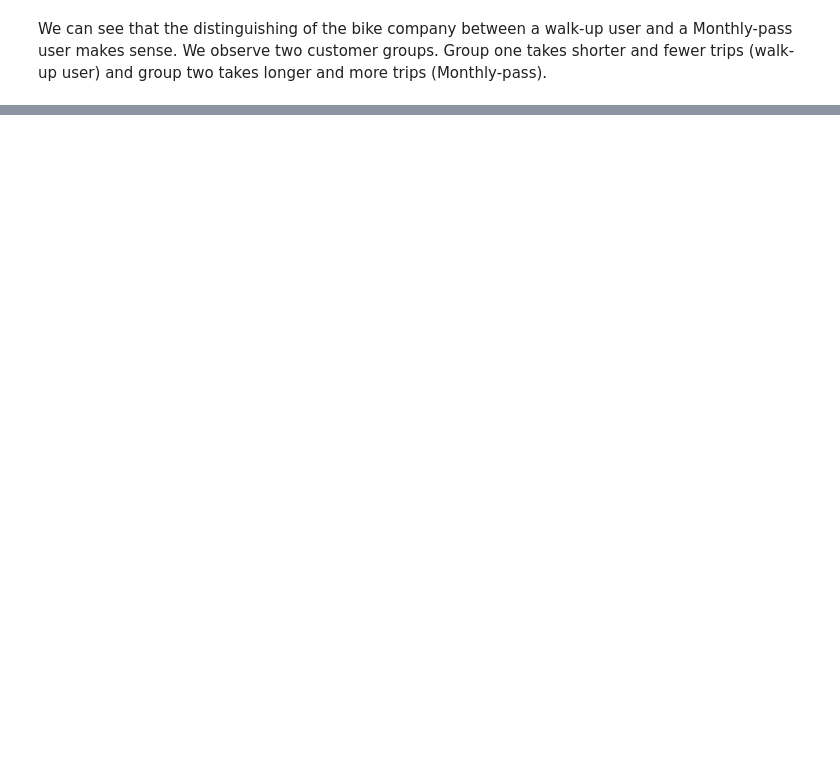
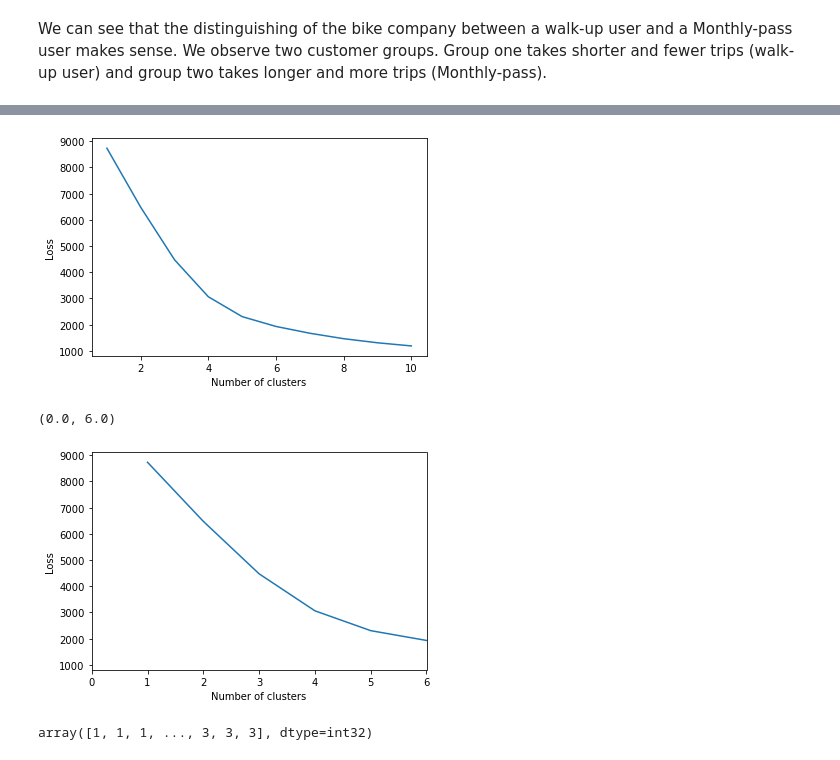
Before and after one commit to mschwa1010/AA_2022-23_Team_8, a Jupyter notebook: Clustering.ipynb, the cells around one changed output, grey strips where cells are left out. Saved outputs shown, nothing was run; the diff lists cells and outputs as text; code cells hidden in the pictures; blank space fills up the shorter version.

```diff
--- a/Clustering.ipynb
+++ b/Clustering.ipynb
@@ -169,0 +211,6 @@ sns.pairplot(data=hour_set, hue="Group")
+# %%
+feature_set= pd.DataFrame(feature_set.groupby(["index","hour"])["duration"].sum())
+feature_set = feature_set.reset_index()
+feature_set["index"] = feature_set["index"]
+feature_set.head()
+#plt.plot(hour_set["station"], hour_set["duration"])
@@ -169,0 +224,40 @@ sns.pairplot(data=hour_set, hue="Group")
+# %%
+from sklearn.preprocessing import StandardScaler
+scaler = StandardScaler()
+scaler.fit(feature_set)
+X_scaled = scaler.transform(feature_set)
+X_scaled_df = pd.DataFrame(X_scaled, columns=feature_set.columns, index=feature_set.index)
+X_scaled_df.head()
+
+k_max=10
+clusters = []
+losses = []
+
+for k in range(k_max):
+    model = KMeans(n_clusters=k+1)
+    model.fit(X_scaled)
+    clusters.append(k+1)
+    losses.append(model.inertia_)
+
+plt.plot(clusters, losses)
+plt.ylabel("Loss")
+plt.xlabel("Number of clusters")
+plt.show()
+
+plt.plot(clusters, losses)
+plt.ylabel("Loss")
+plt.xlabel("Number of clusters")
+plt.xlim([0,6])
+# %% [output]
+[figure, added]
+(0.0, 6.0)
+[figure, added]
+# %%
+# refit algorithm
+two_means = KMeans(n_clusters=4)
+two_means.fit(X_scaled)
+
+# match records to clusters by calling predict
+two_means.predict(X_scaled)
+# %% [output]
+array([1, 1, 1, ..., 3, 3, 3], dtype=int32)
```
Also changed, not shown: parts of 18 cells of this notebook, 2 other files.
